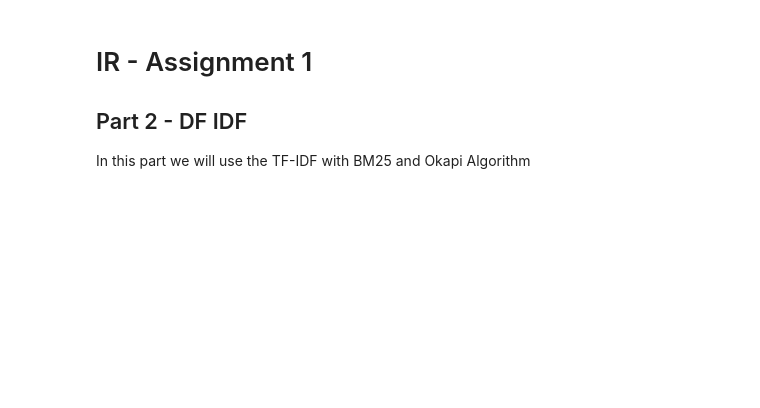
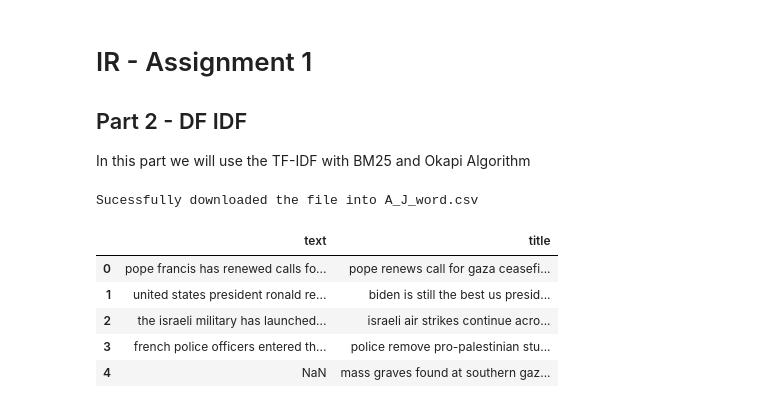
Before and after one commit to dattali18/IR_Assignments, a Jupyter notebook: Assignment.01/colab/02_IR_Assignment.ipynb, the cells around one changed output. Drawn from its saved outputs; the diff is of its cells as text; code cells hidden in the pictures; blank space fills up the shorter version.

```diff
--- a/Assignment.01/colab/02_IR_Assignment.ipynb
+++ b/Assignment.01/colab/02_IR_Assignment.ipynb
@@ -17,0 +16,30 @@ nyt_word_link = "https://github.com/dattali18/IR_Assignments/blob/main/Assignmen
+# %%
+aj_word_file = "A_J_word.csv"
+bbc_word_file = "BBC_word.csv"
+jp_word_file = "J_P_word.csv"
+nyt_word_file = "NYT_word.csv"
+# %%
+# download the data using requests
+import requests
+import pandas as pd
+import os
+
+response = requests.get(aj_word_link)
+if response.status_code == 200: # if the response is 200 OK
+  with open(aj_word_file, "wb") as file:
+    file.write(response.content)
+  print(f"Sucessfully downloaded the file into {aj_word_file}")
+# %% [output]
+Sucessfully downloaded the file into A_J_word.csv
+# %%
+# open the file using pandas
+
+df_aj = pd.read_csv(aj_word_file)
+df_aj.head()
+# %% [output]
+|  | text | title |
+| 0 | pope francis has renewed calls fo... | pope renews call for gaza ceasefi... |
+| 1 | united states president ronald re... | biden is still the best us presid... |
+| 2 | the israeli military has launched... | israeli air strikes continue acro... |
+| 3 | french police officers entered th... | police remove pro-palestinian stu... |
+| 4 | NaN | mass graves found at southern gaz... |
```
Also changed, not shown: parts of 13 cells of this notebook.
